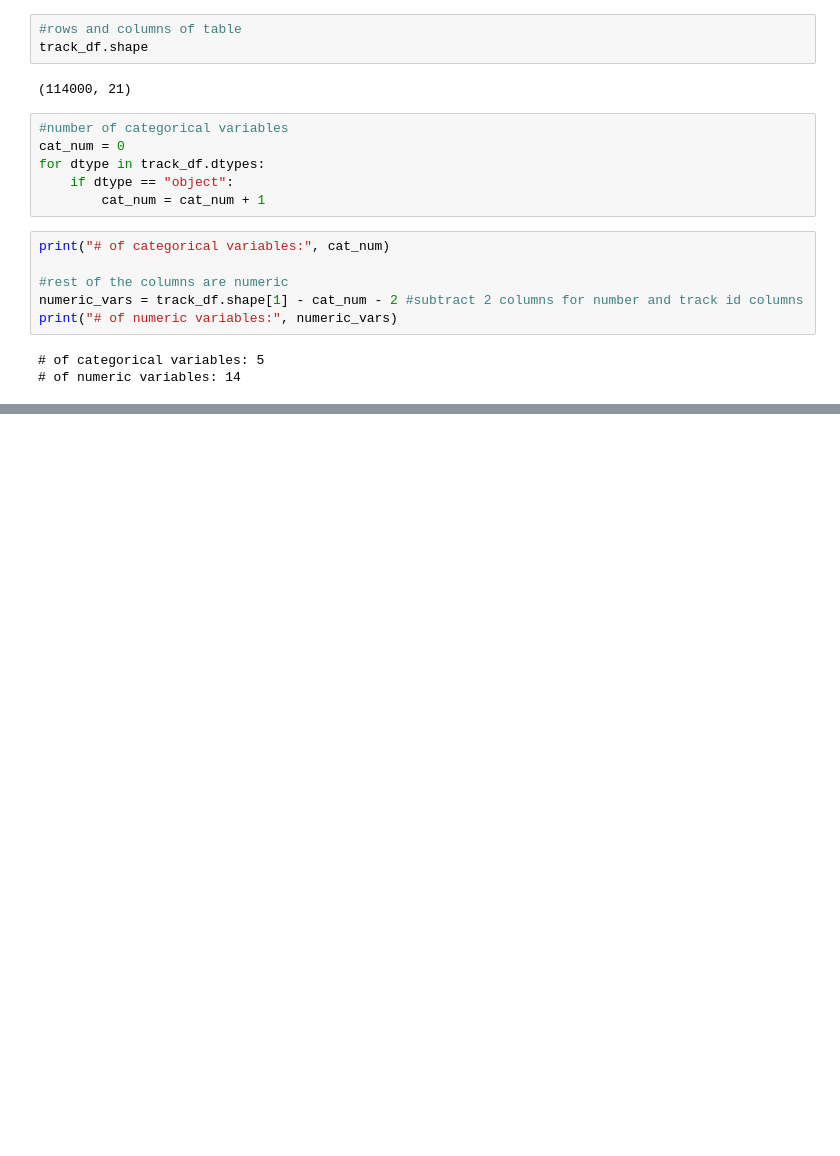
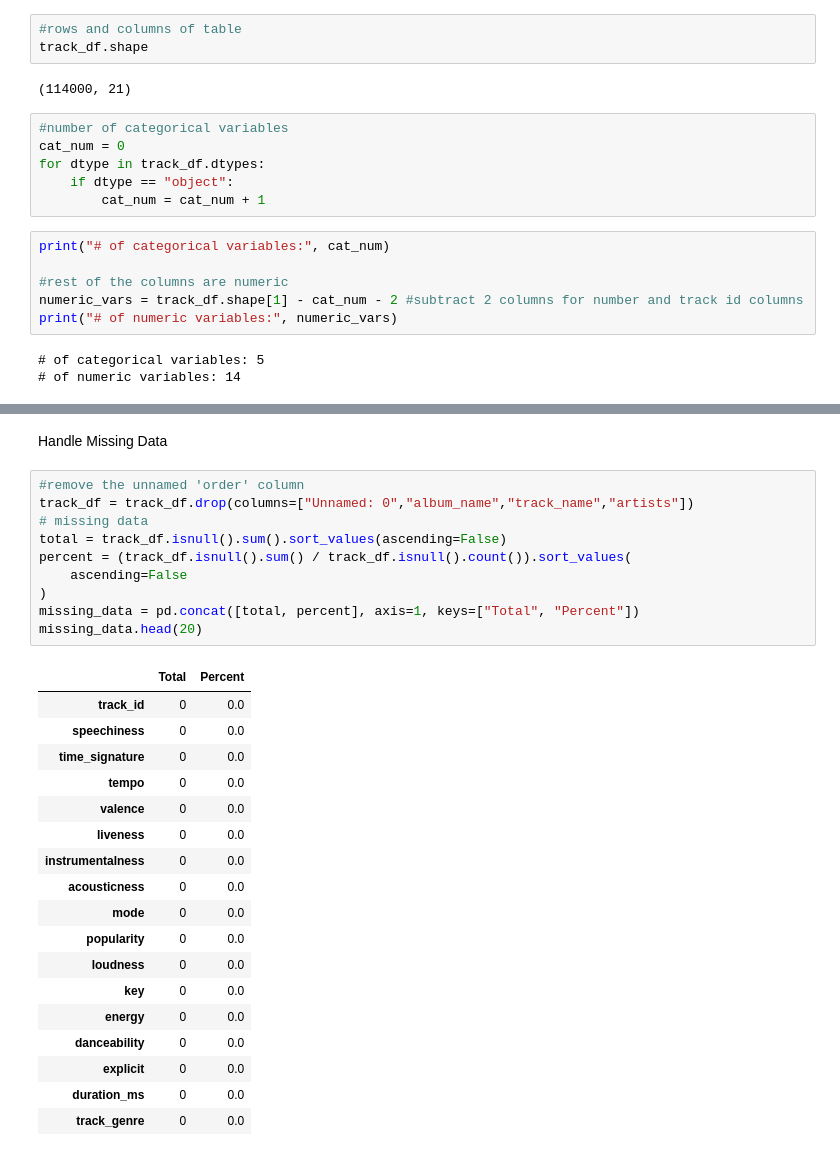
Before and after one commit to danieldaugbjergusd/genre-predictor, a Jupyter notebook: Final-Project-Genre-Predictions.ipynb, the cells around one changed output, grey strips where cells are left out. Drawn from its saved outputs; the diff is of its cells as text; blank space fills up the shorter version.

```diff
--- a/Final-Project-Genre-Predictions.ipynb
+++ b/Final-Project-Genre-Predictions.ipynb
@@ -32,0 +43,31 @@ print("# of numeric variables:", numeric_vars)
+# %% [markdown]
+Handle Missing Data
+# %%
+#remove the unnamed 'order' column
+track_df = track_df.drop(columns=["Unnamed: 0","album_name","track_name","artists"])
+# missing data
+total = track_df.isnull().sum().sort_values(ascending=False)
+percent = (track_df.isnull().sum() / track_df.isnull().count()).sort_values(
+    ascending=False
+)
+missing_data = pd.concat([total, percent], axis=1, keys=["Total", "Percent"])
+missing_data.head(20)
+# %% [output]
+|  | Total | Percent |
+| track_id | 0 | 0.0 |
+| speechiness | 0 | 0.0 |
+| time_signature | 0 | 0.0 |
+| tempo | 0 | 0.0 |
+| valence | 0 | 0.0 |
+| liveness | 0 | 0.0 |
+| instrumentalness | 0 | 0.0 |
+| acousticness | 0 | 0.0 |
+| mode | 0 | 0.0 |
+| popularity | 0 | 0.0 |
+| loudness | 0 | 0.0 |
+| key | 0 | 0.0 |
+| energy | 0 | 0.0 |
+| danceability | 0 | 0.0 |
+| explicit | 0 | 0.0 |
+| duration_ms | 0 | 0.0 |
+| track_genre | 0 | 0.0 |
```
Also changed, not shown: parts of 15 cells of this notebook.
